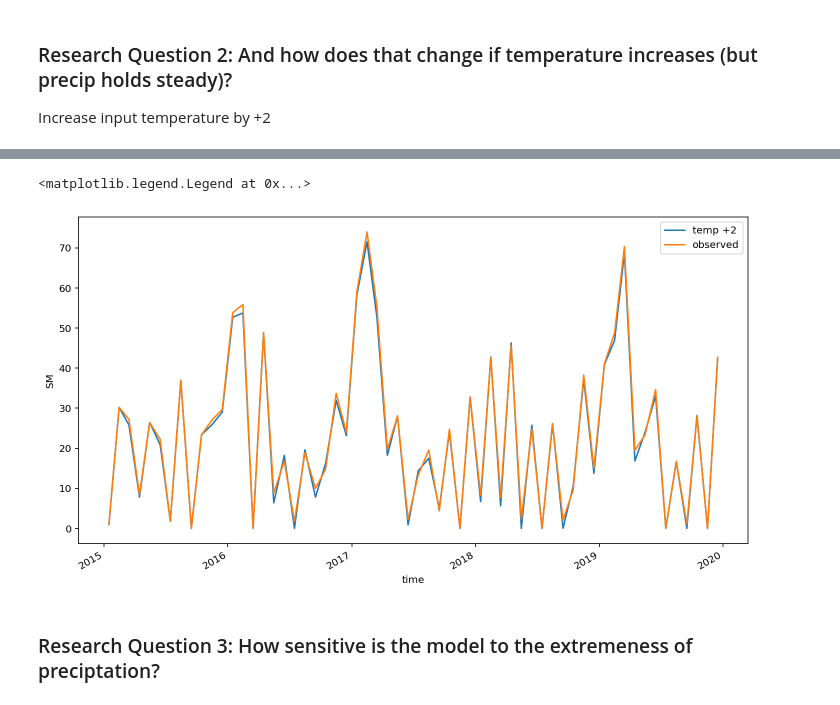
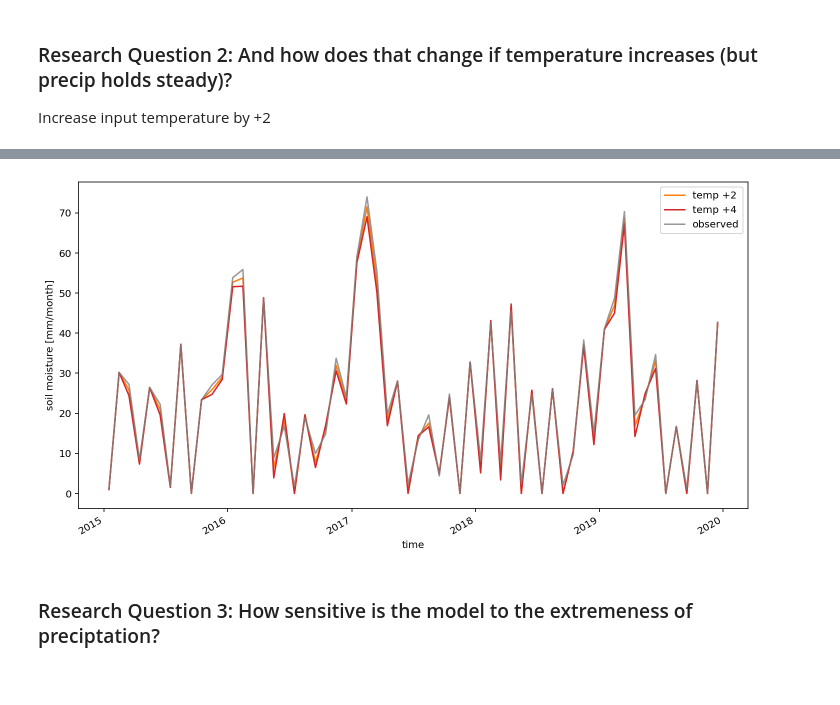
Before and after one commit to zentouro/soil-moisture-model, a Jupyter notebook: Final-Project-Working-Code.ipynb, the cells around one changed output, grey strips where cells are left out. Saved outputs shown, nothing was run; the diff lists cells and outputs as text; code cells hidden in the pictures.

```diff
--- a/Final-Project-Working-Code.ipynb
+++ b/Final-Project-Working-Code.ipynb
@@ -425,4 +505,5 @@ Increase input temperature by +2
 tmx = tmx_ds.mean(['lon', 'lat'], keep_attrs = True).tmx
 tmn = tmn_ds.mean(['lon', 'lat'], keep_attrs = True).tmn
 
-soil_moisture_tempUP = model.bucket_integration(CRUpet = False, date_ini = '2015-01', date_end = '2019-12', tmx = tmx+2, tmn = tmn+2)
+soil_moisture_tempUP2, Epot_Calc_tempUP2 = model.bucket_integration(CRUpet = False, date_ini = '2015-01', date_end = '2019-12', tmx = tmx+2, tmn = tmn+2, plotplots = False)
+soil_moisture_tempUP4, Epot_Calc_tempUP4 = model.bucket_integration(CRUpet = False, date_ini = '2015-01', date_end = '2019-12', tmx = tmx+4, tmn = tmn+4, plotplots = False)
@@ -431,9 +510,15 @@ soil_moisture_tempUP = model.bucket_integration(CRUpet = False, date_ini = '2015
-# %%
-soil_moisture_tempUP.SM.plot(label = 'temp +2')
-soil_moistureCALC.SM.plot(label = 'observed')
-plt.legend()
-# %% [output]
-<matplotlib.legend.Legend at 0x...>
-[figure, removed]
+# %%
+soil_moisture_tempUP2.SM.plot(label = 'temp +2', color = 'tab:orange')
+soil_moisture_tempUP4.SM.plot(label = 'temp +4', color = 'tab:red')
+
+soil_moistureCALC.SM.plot(label = 'observed', alpha = 0.8, color = 'tab:grey')
+plt.legend()
+
+plt.ylabel('soil moisture [mm/month]')
+
+
+plt.savefig('figures/temperature_increase.png', dpi = 300)
+# %% [output]
+[figure, added]
 # %% [markdown]
 ### Research Question 3:  How sensitive is the model to the  extremeness of preciptation?
```
Also changed, not shown: parts of 22 cells of this notebook, 7 other files.
